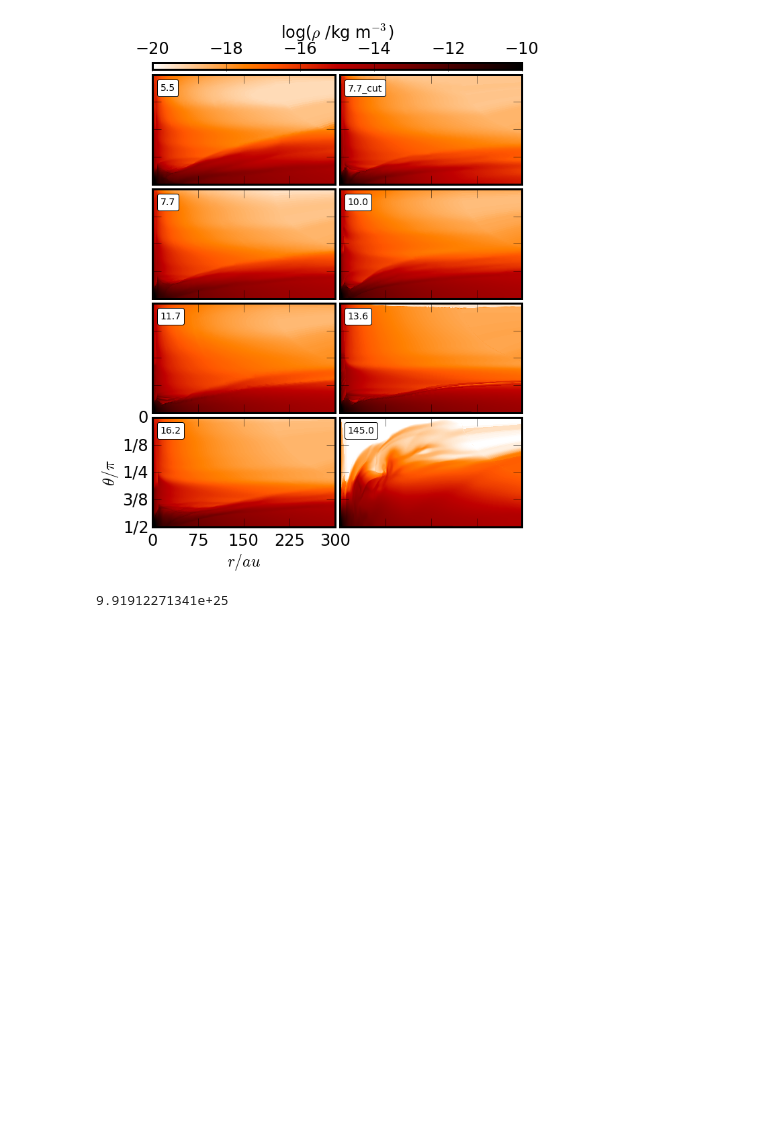
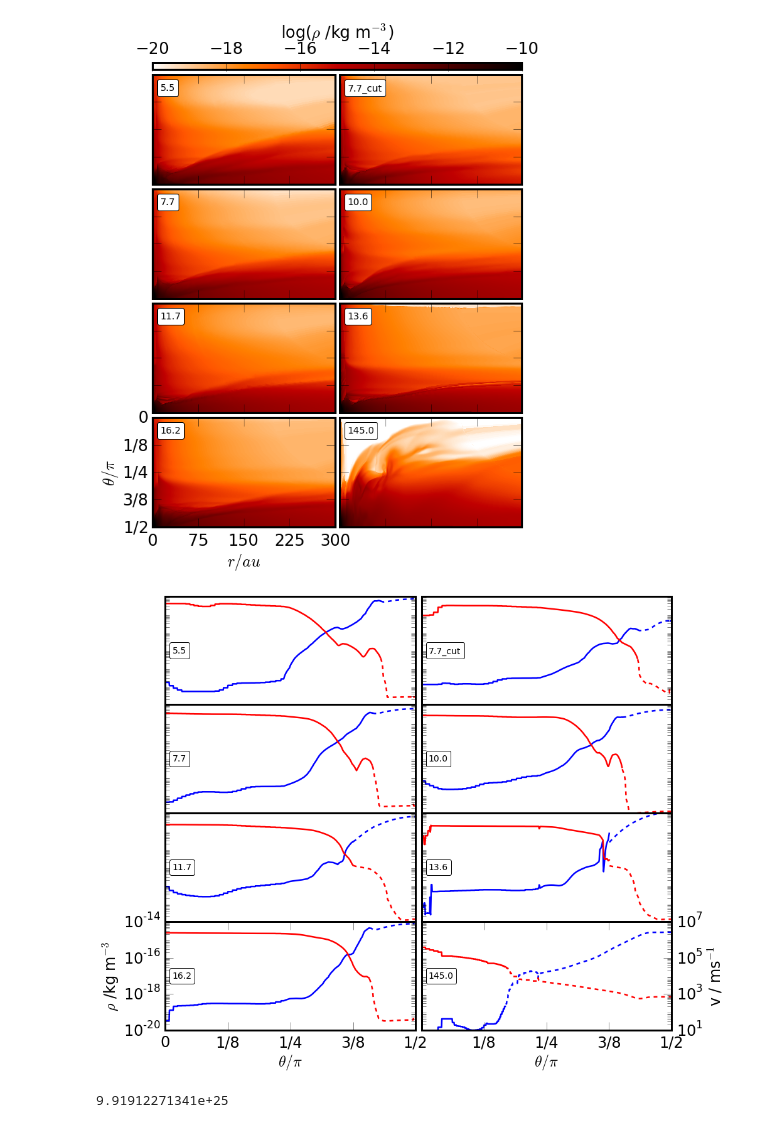
Before and after one commit to Womble/notebooks, a Jupyter notebook: Disc Comparisons-2.ipynb, the cells around one changed output. Cells and saved outputs as stored; diff of their text form; code cells hidden in the pictures; blank space fills up the shorter version.

```diff
--- a/Disc Comparisons-2.ipynb
+++ b/Disc Comparisons-2.ipynb
@@ -87,6 +88,52 @@ c.set_label_text(r'log($\rho$ /kg m$^{-3}$)')
 savefig('allrtheta.pdf', bbox_inches='tight')
 # %% [output]
 [figure]
+# %%
+ks = sorted (merged.keys(), key=lambda k:merged[k].unitLength)
+f=figure()
+for i,k in enumerate(ks):
+    d=merged[k]
+    mask=np.logical_not(d.boundGas(10*dap.m_sol))
+    ax=subplot(421+i)
+    f.subplots_adjust(wspace=0.025,hspace=0.0001)
+    semilogy((d.rho()*mask)[1800,:],'b')
+    semilogy((d.rho()*np.logical_not(mask))[1800,:],'--b')
+    s=str(float(k.split('_')[0])/10)
+    try:
+        s=s+'_'+k.split('_')[1]
+    except IndexError:
+        None
+    at = AnchoredText(s, loc=6, prop=dict(size=14), frameon=True)
+    at.patch.set_boxstyle("round,pad=0.,rounding_size=0.2")
+    ax.add_artist(at)
+    ax.set_ylim(1e-20,1e-14)
+    if i==6:
+        ax.set_xticks([0,200,400,600,800])
+        ax.set_xticklabels(['0','1/8','1/4','3/8','1/2'])
+        ax.set_xlabel(r'$\theta / \pi$')
+        ax.set_yticks([1e-20,1e-18,1e-16,1e-14])
+        ax.set_ylabel(r'$\rho$ /kg m$^{-3}$')
+        ax2.set_yticks([])
+    else:
+        ax.set_xticks([])
+        ax.set_yticks([])
+
+    ax2=ax.twinx()
+    ax2.semilogy((d.Uplane()*mask)[1800,:],'r')
+    ax2.semilogy((d.Uplane()*np.logical_not(mask))[1800,:],'--r')
+    ax2.set_ylim(1e1,1e7)
+    if i==7:
+        ax.set_xticks([200,400,600,800])
+        ax.set_xticklabels(['1/8','1/4','3/8','1/2'])
+        ax.set_xlabel(r'$\theta / \pi$')
+        ax2.set_yticks([10,1e3,1e5,1e7])
+        ax2.set_ylabel(r'v / ms$^{-1}$')
+    else:
+        ax2.set_yticks([])
+
+savefig('rhov-theta.pdf', bbox_inches='tight')
+# %% [output]
+[figure, added]
 # %%
 d=merged['55']
 plt.subplot(211)
```
Also changed, not shown: parts of 6 cells of this notebook.
